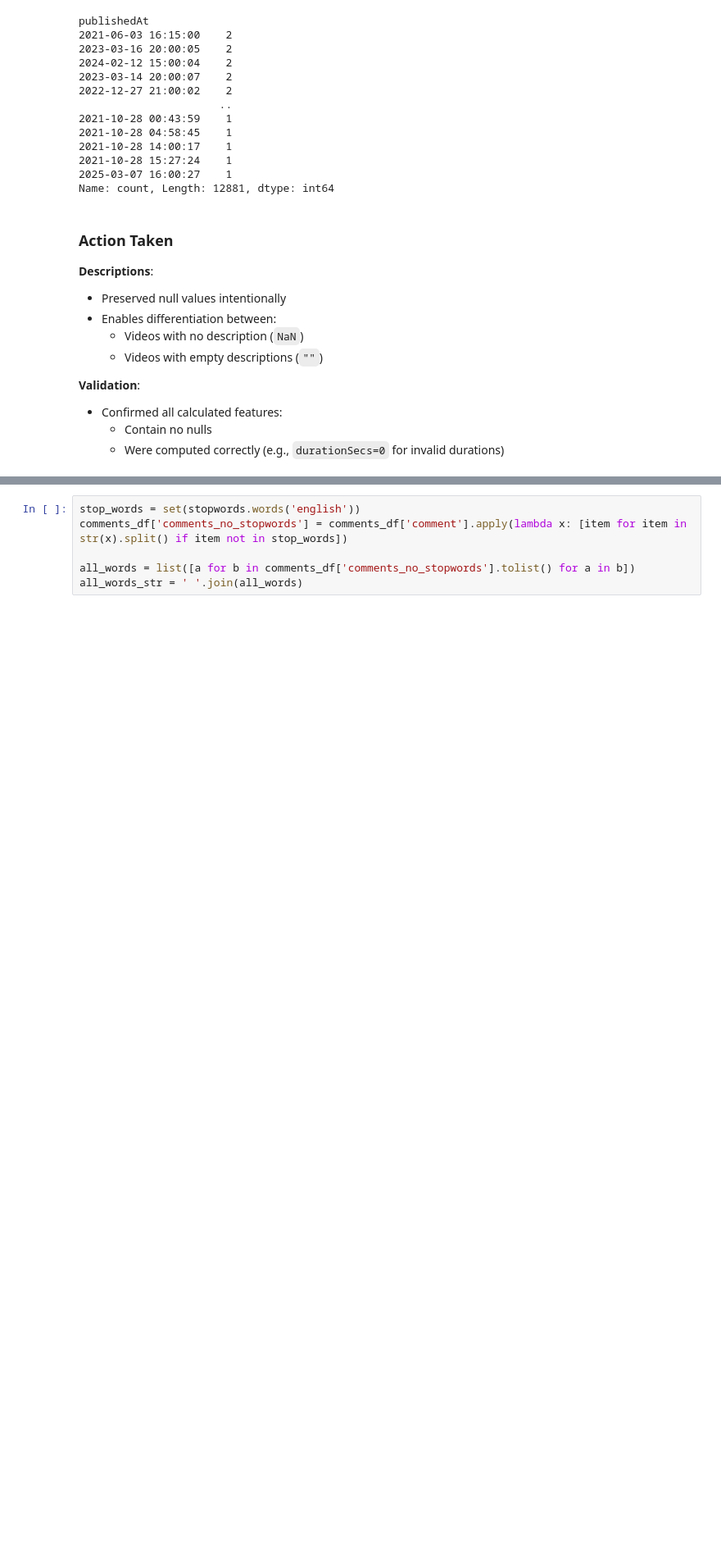
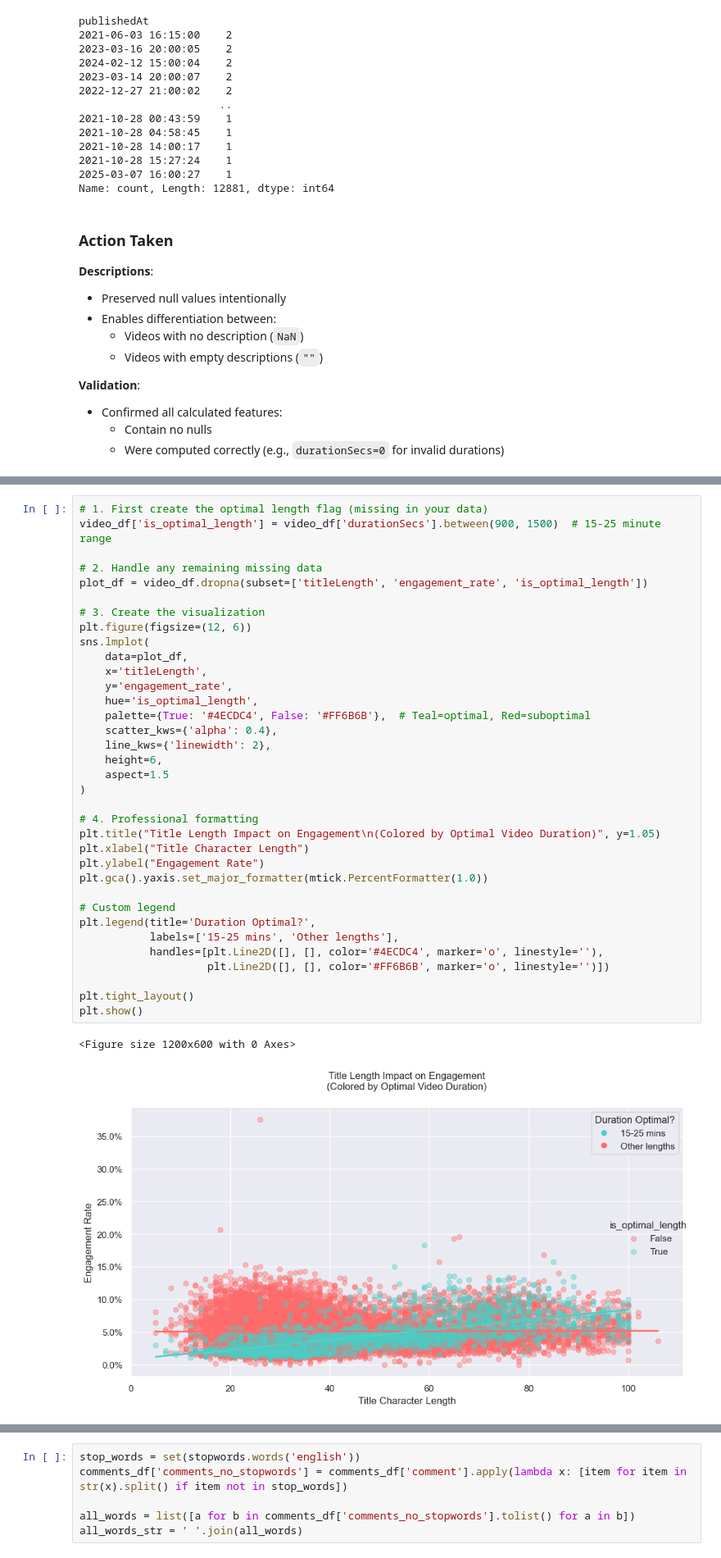
Before and after one commit to Shab00/redPillYoutube, a Jupyter notebook: 4.redPillAnalytics.ipynb, the cells around one changed output, grey strips where cells are left out. Shown at 82% size. Saved outputs shown, nothing was run; the diff lists cells and outputs as text; blank space fills up the shorter version.

```diff
--- a/4.redPillAnalytics.ipynb
+++ b/4.redPillAnalytics.ipynb
@@ -353,0 +298,38 @@ ax = day_df.reset_index().plot.bar(x='publishDayName', y='count', rot=0)
+# %%
+# 1. First create the optimal length flag (missing in your data)
+video_df['is_optimal_length'] = video_df['durationSecs'].between(900, 1500)  # 15-25 minute range
+
+# 2. Handle any remaining missing data
+plot_df = video_df.dropna(subset=['titleLength', 'engagement_rate', 'is_optimal_length'])
+
+# 3. Create the visualization
+plt.figure(figsize=(12, 6))
+sns.lmplot(
+    data=plot_df,
+    x='titleLength',
+    y='engagement_rate',
+    hue='is_optimal_length',
+    palette={True: '#4ECDC4', False: '#FF6B6B'},  # Teal=optimal, Red=suboptimal
+    scatter_kws={'alpha': 0.4},
+    line_kws={'linewidth': 2},
+    height=6,
+    aspect=1.5
+)
+
+# 4. Professional formatting
+plt.title("Title Length Impact on Engagement\n(Colored by Optimal Video Duration)", y=1.05)
+plt.xlabel("Title Character Length")
+plt.ylabel("Engagement Rate")
+plt.gca().yaxis.set_major_formatter(mtick.PercentFormatter(1.0))
+
+# Custom legend
+plt.legend(title='Duration Optimal?',
+           labels=['15-25 mins', 'Other lengths'],
+           handles=[plt.Line2D([], [], color='#4ECDC4', marker='o', linestyle=''),
+                    plt.Line2D([], [], color='#FF6B6B', marker='o', linestyle='')])
+
+plt.tight_layout()
+plt.show()
+# %% [output]
+<Figure size 1200x600 with 0 Axes>
+[figure, added]
```
Also changed, not shown: parts of 38 cells of this notebook, 1 other file.
